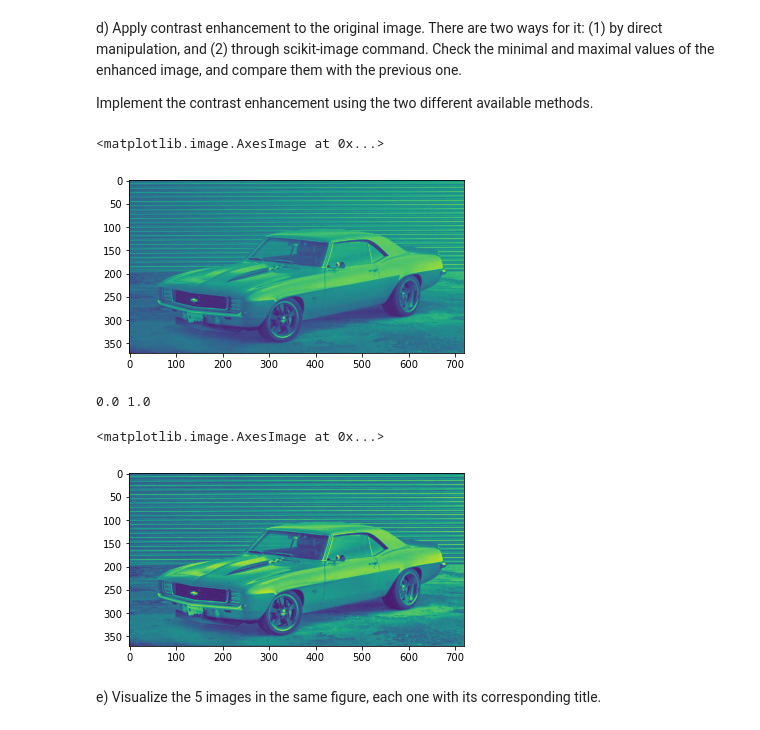
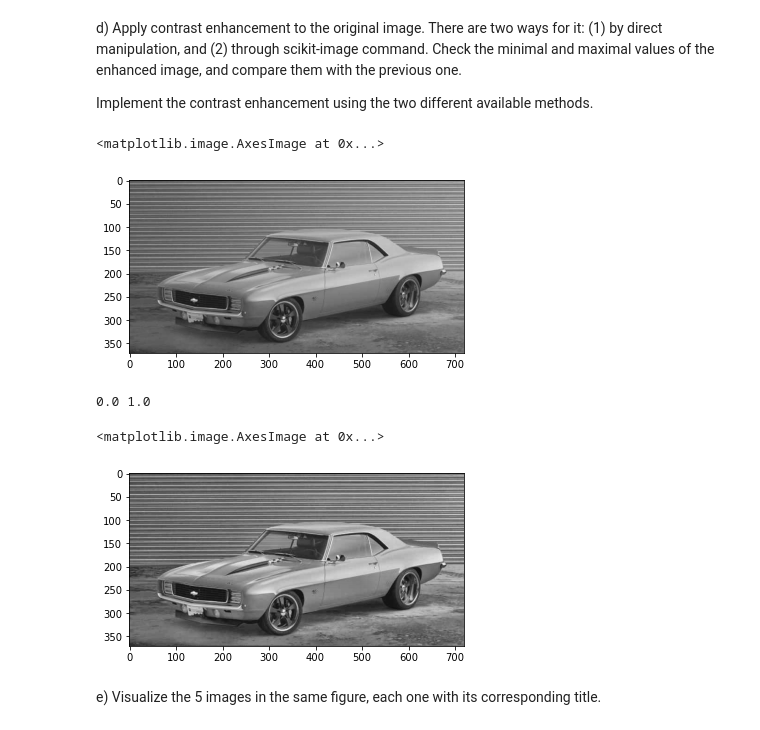
Before and after one commit to rsberrocal/VA_Practicas, a Jupyter notebook: Lab1/P1_RichardSudario.ipynb, the cells around one changed output. Saved outputs shown, nothing was run; the diff lists cells and outputs as text; code cells hidden in the pictures.

```diff
--- a/Lab1/P1_RichardSudario.ipynb
+++ b/Lab1/P1_RichardSudario.ipynb
@@ -239,10 +238,10 @@ Implement the contrast enhancement using the two different available methods.
 # %%
 res_direct = np.copy(car_lowcontrast)
 res_direct = (res_direct-res_direct.min()/res_direct.max() - res_direct.min())*255
-plt.imshow(res_direct)
+plt.imshow(res_direct, cmap='gray')
 # %% [output]
 <matplotlib.image.AxesImage at 0x...>
-[figure, old version]
+[figure, new version]
 # %%
 #Your solution
 
@@ -250,11 +249,11 @@ plt.imshow(res_direct)
 from skimage import exposure
 res_ski =  exposure.equalize_adapthist(car_lowcontrast)
 print(res_ski.min(), res_ski.max())
-plt.imshow(res_ski)
+plt.imshow(res_ski, cmap='gray')
 # %% [output]
 0.0 1.0
 <matplotlib.image.AxesImage at 0x...>
-[figure, old version]
+[figure, new version]
 # %% [markdown]
 e) Visualize the 5 images in the same figure, each one with its corresponding title.
 # %%
```
Also changed, not shown: parts of 2 cells of this notebook.
